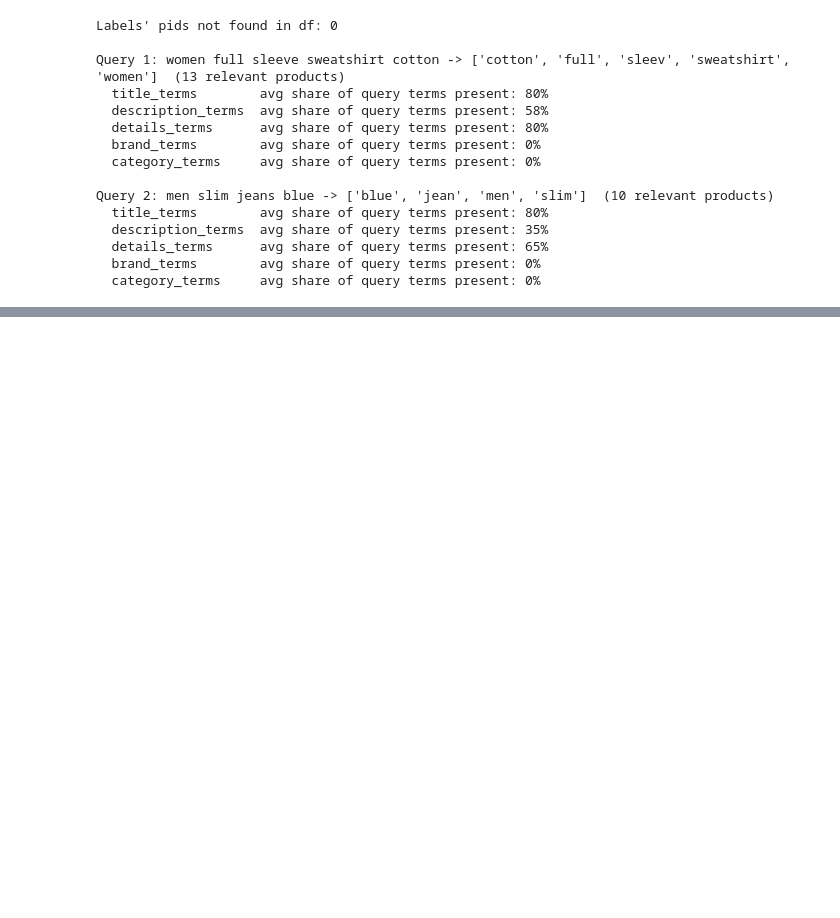
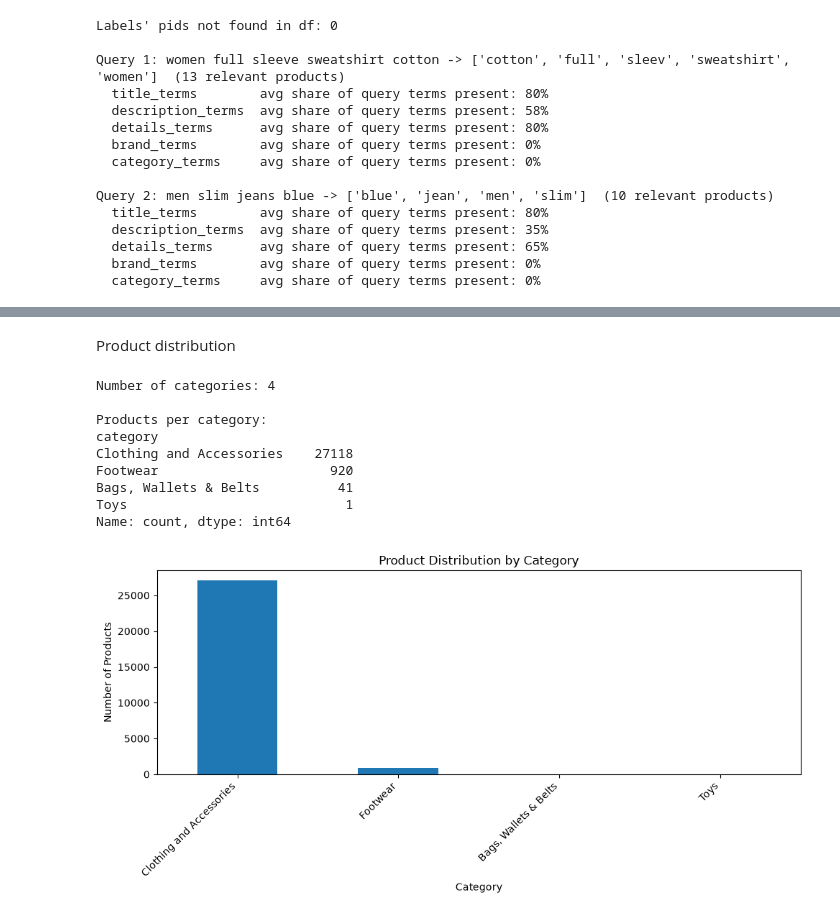
Before and after one commit to martinafrisach/IRWA-2026-Final-Project, a Jupyter notebook: project_progress/part_1/part1.ipynb, the cells around one changed output, grey strips where cells are left out. Saved outputs shown, nothing was run; the diff lists cells and outputs as text; code cells hidden in the pictures; blank space fills up the shorter version.

```diff
--- a/project_progress/part_1/part1.ipynb
+++ b/project_progress/part_1/part1.ipynb
@@ -243,0 +287,30 @@ Query 2: men slim jeans blue -> ['blue', 'jean', 'men', 'slim']  (10 relevant pr
+# %% [markdown]
+Product distribution
+# %%
+import matplotlib.pyplot as plt
+category_counts = df["category"].value_counts() #count by category
+
+print("Number of categories:", df["category"].nunique())
+print("Products per category:")
+print(category_counts)
+
+plt.figure(figsize=(10, 5))
+category_counts.plot(kind="bar")
+
+plt.title("Product Distribution by Category")
+plt.xlabel("Category")
+plt.ylabel("Number of Products")
+plt.xticks(rotation=45, ha="right")
+plt.tight_layout()
+plt.show()
+# %% [output]
+Number of categories: 4
+
+Products per category:
+category
+Clothing and Accessories    27118
+Footwear                      920
+Bags, Wallets & Belts          41
+Toys                            1
+Name: count, dtype: int64
+[figure, added]
```
Also changed, not shown: parts of 10 cells of this notebook, 1 other file.
